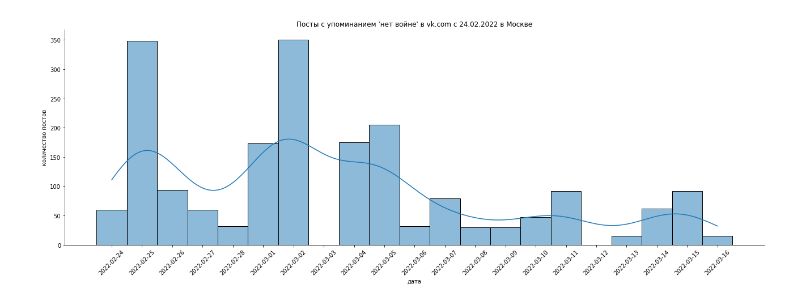
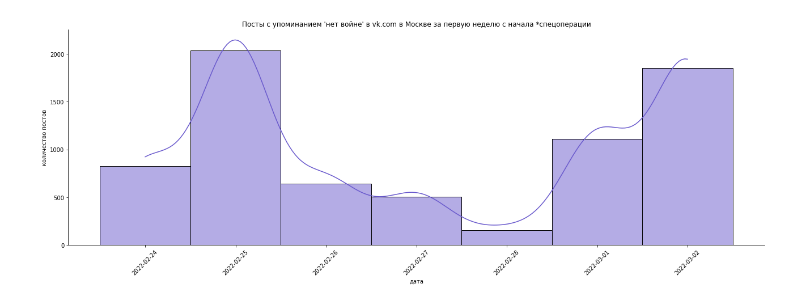
Before and after one commit to bobenkom/trainings, a Jupyter notebook: ApiVK_test/analyse_data.ipynb, the cells around one changed output. Saved outputs shown, nothing was run; the diff lists cells and outputs as text; code cells hidden in the pictures.

```diff
--- a/ApiVK_test/analyse_data.ipynb
+++ b/ApiVK_test/analyse_data.ipynb
@@ -1,12 +0,0 @@
-# %%
-import json
-import pandas as pd
-import datetime as dt
-
-data_for_analysis = pd.DataFrame()
-
-with open('tags_data.json', 'r') as file:
-    for line in file:
-        data = json.loads(line)
-        df = pd.json_normalize(data)
-        data_for_analysis = pd.concat([data_for_analysis,df], sort = False, axis = 0)
@@ -25,14 +1,34 @@ data_for_analysis['date'] = data_for_analysis['date'].apply(get_date_only)
 # %%
+import json
+import pandas as pd
+import datetime as dt
 import matplotlib.pyplot as plt
 import seaborn as sns
+import re
 
-plot = sns.displot(data_for_analysis["date"], discrete=True, kde=True, height=6, aspect=3)
+data_for_analysis_1 = pd.DataFrame()
+with open('key_words_data.json', 'r') as file:
+    for line in file:
+        data = json.loads(line)
+        df = pd.json_normalize(data)
+        data_for_analysis_1 = pd.concat([data_for_analysis_1, df], sort = False, axis = 0)
+
+def ts2dt(ts):
+  return dt.datetime.fromtimestamp(ts)
+
+def get_date_only(dt):
+  return dt.date()
+
+data_for_analysis_1['date'] = data_for_analysis_1['date'].apply(ts2dt)
+data_for_analysis_1['date'] = data_for_analysis_1['date'].apply(get_date_only)
+
+plot = sns.displot(data_for_analysis_1["date"], discrete=True, kde=True, height=6, aspect=3, color="slateblue")
 plt.xticks(rotation=45)
 plt.yticks(rotation=0)
-plt.xticks(ticks=pd.date_range(start=data_for_analysis["date"].min(), end=data_for_analysis["date"].max(), periods=21), rotation=45)
-plt.title("Посты с упоминанием 'нет войне' в vk.com c 24.02.2022 в Москве")
+plt.xticks(ticks=pd.date_range(start=data_for_analysis_1["date"].min(), end=data_for_analysis_1["date"].max(), periods=7), rotation=45)
+plt.title("Посты с упоминанием 'нет войне' в vk.com в Москве за первую неделю с начала *спецоперации")
 plt.xlabel("дата")
 plt.ylabel("количество постов")
 plt.show()
 # %% [output]
-[figure, old version]
+[figure, new version]
```
Also changed, not shown: parts of 4 cells of this notebook, 7 other files.
